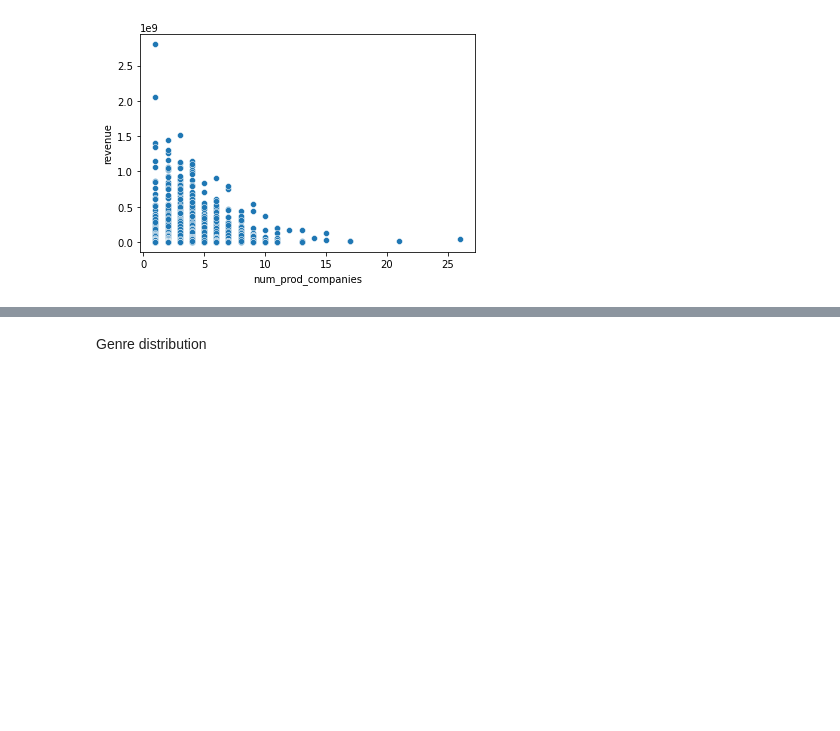
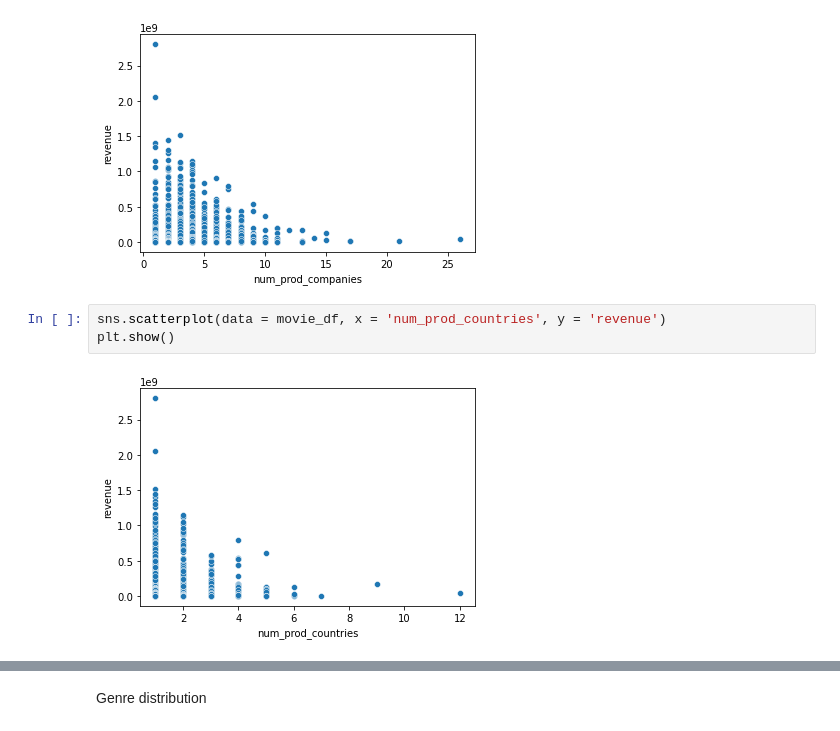
Before and after one commit to cmsc320-gautham-evan-arjun/cmsc320-gautham-evan-arjun.github.io, a Jupyter notebook: finaltutorial.ipynb, the cells around one changed output, grey strips where cells are left out. Saved outputs shown, nothing was run; the diff lists cells and outputs as text; blank space fills up the shorter version.

```diff
--- a/finaltutorial.ipynb
+++ b/finaltutorial.ipynb
@@ -453,3 +483,8 @@ sns.scatterplot(data = movie_df, x = 'num_prod_companies', y = 'revenue')
 plt.show()
 # %% [output]
 [figure]
+# %%
+sns.scatterplot(data = movie_df, x = 'num_prod_countries', y = 'revenue')
+plt.show()
+# %% [output]
+[figure, added]
```
Also changed, not shown: parts of 25 cells of this notebook.
